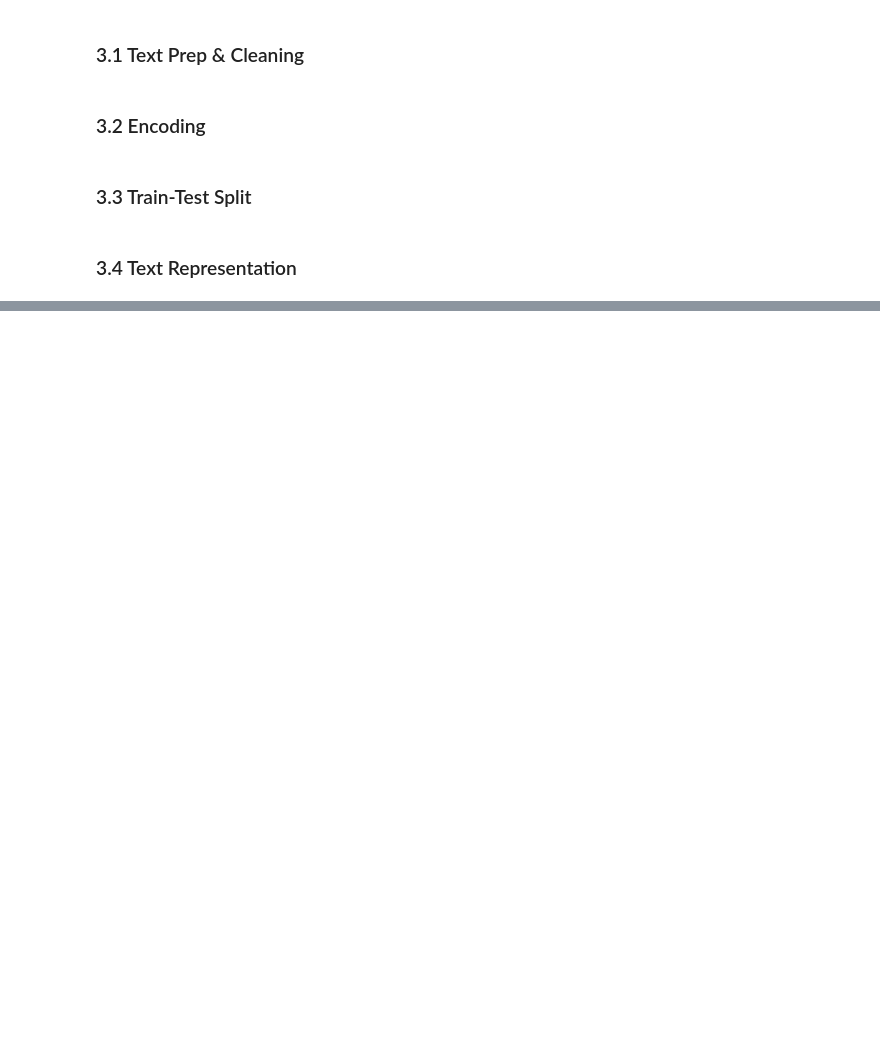
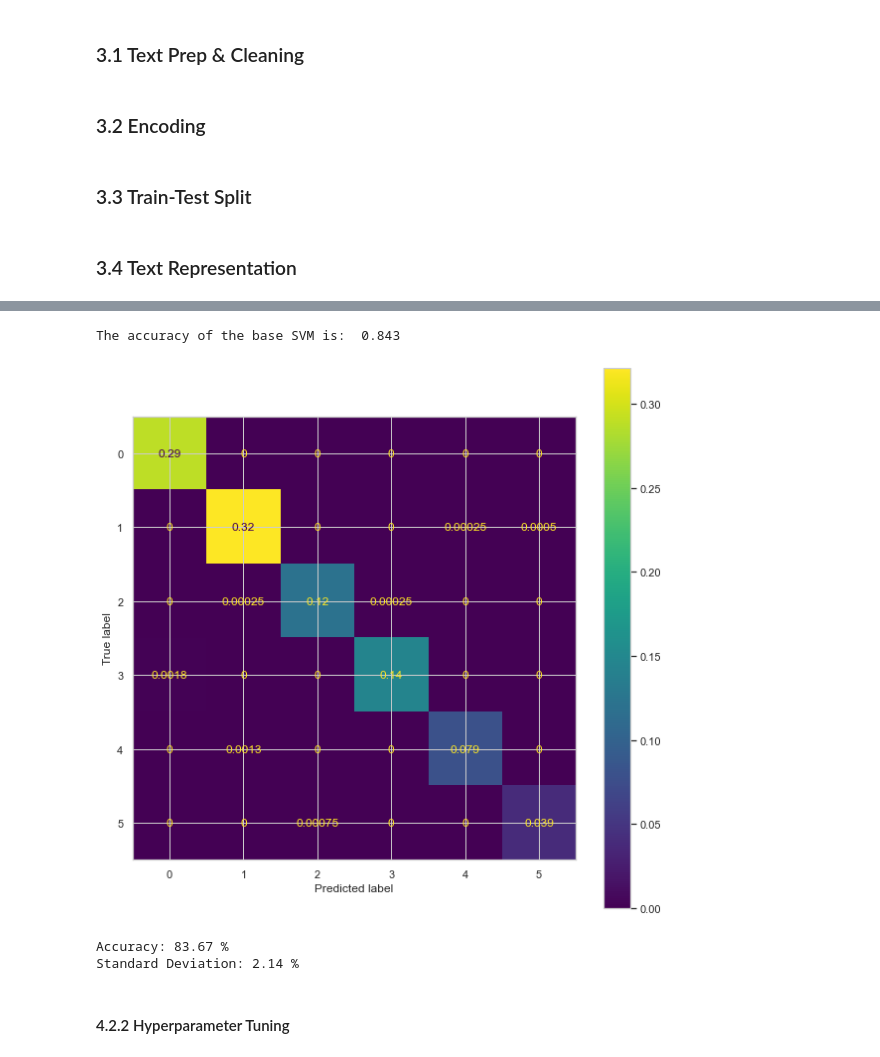
Before and after one commit to ayliahfani/Emotion-Recognition, a Jupyter notebook: Coursework/nc_coursework.ipynb, the cells around one changed output, grey strips where cells are left out. Drawn from its saved outputs; the diff is of its cells as text; code cells hidden in the pictures; blank space fills up the shorter version.

```diff
--- a/Coursework/nc_coursework.ipynb
+++ b/Coursework/nc_coursework.ipynb
@@ -142,7 +178,7 @@ df['emotion'] = df['emotion'].map(emotion_dict)
 # %%
 X_train, X_test, y_train, y_test = train_test_split(df['sentence'],
                                                     df['emotion'],
-                                                    test_size=0.2,
+                                                    test_size=0.8,
                                                     random_state=0)
 # %% [markdown]
 ### 3.4 Text Representation
@@ -207,0 +286,20 @@ the bigrams do not make a lot of sense...
+# %%
+# TF-IDF with the desired max_features found above
+ngram_range = (1,2)
+min_df = 1
+max_df = 1.0
+max_features = 2000
+
+tfidf = TfidfVectorizer(ngram_range=ngram_range,
+                        lowercase=False,
+                        max_df=max_df,
+                        min_df=min_df,
+                        max_features=max_features,
+                        norm='l2',
+                        sublinear_tf=True)
+
+features_train = tfidf.fit_transform(X_train)
+labels_train = y_train
+
+features_test = tfidf.transform(X_test)
+labels_test = y_test
@@ -207,0 +311,27 @@ the bigrams do not make a lot of sense...
+# %%
+#Create the SVM model
+svc_base = OneVsRestClassifier(SVC(random_state = 0))
+
+#Fit the model for the data
+svc_base.fit(features_train, labels_train)
+
+#Make the prediction
+y_pred_base = svc_base.predict(features_test)
+# %%
+print('The accuracy of the base SVM is: ', svc_base.score(features_test, labels_test))
+# %% [output]
+The accuracy of the base SVM is:  0.843
+# %%
+fig, ax = plt.subplots(figsize=(10, 10))
+plot_confusion_matrix(svc_base, features_train, labels_train, normalize='all', ax=ax);
+plt.show();
+
+accuracies = cross_val_score(estimator = svc_base, X = features_train, y = labels_train, cv = 10);
+print("Accuracy: {:.2f} %".format(accuracies.mean()*100))
+print("Standard Deviation: {:.2f} %".format(accuracies.std()*100))
+# %% [output]
+[figure, added]
+Accuracy: 83.67 %
+Standard Deviation: 2.14 %
+# %% [markdown]
+#### 4.2.2 Hyperparameter Tuning
```
Also changed, not shown: parts of 39 cells of this notebook, 8 other files.
